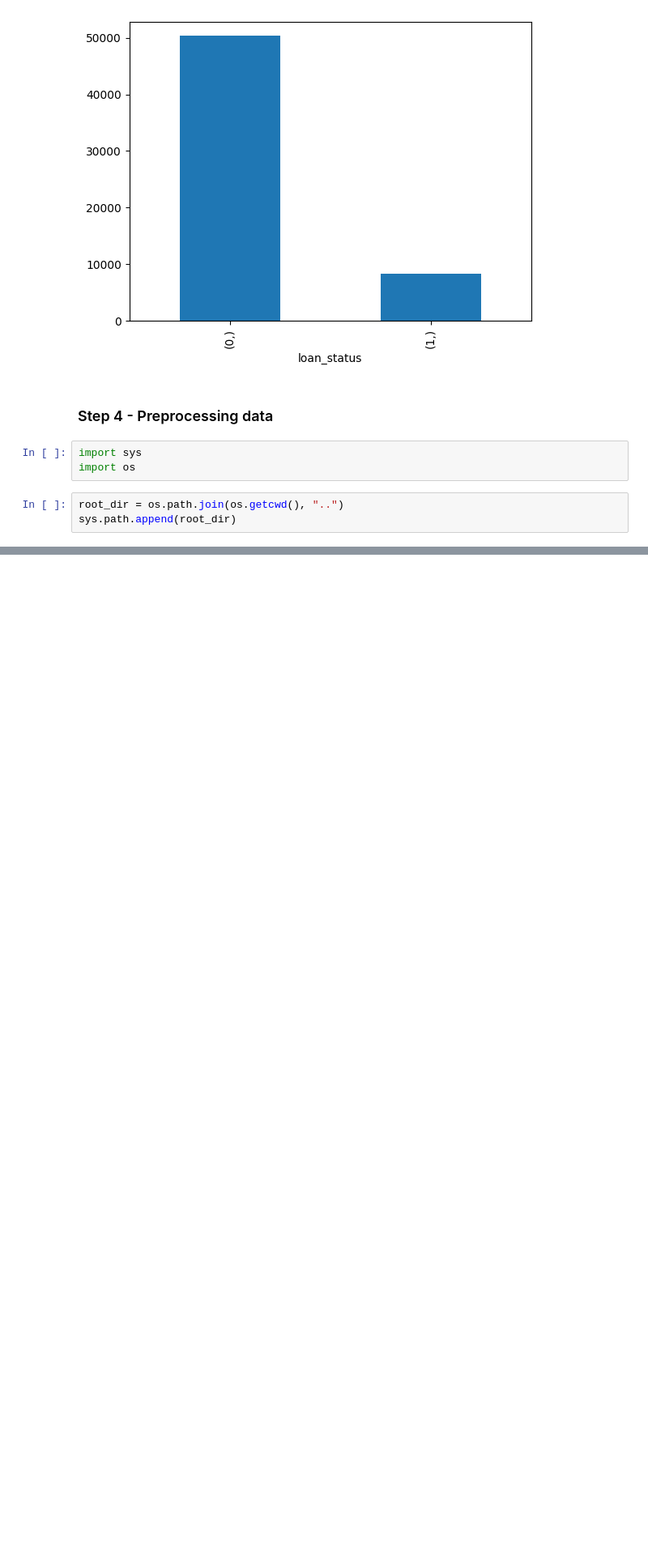
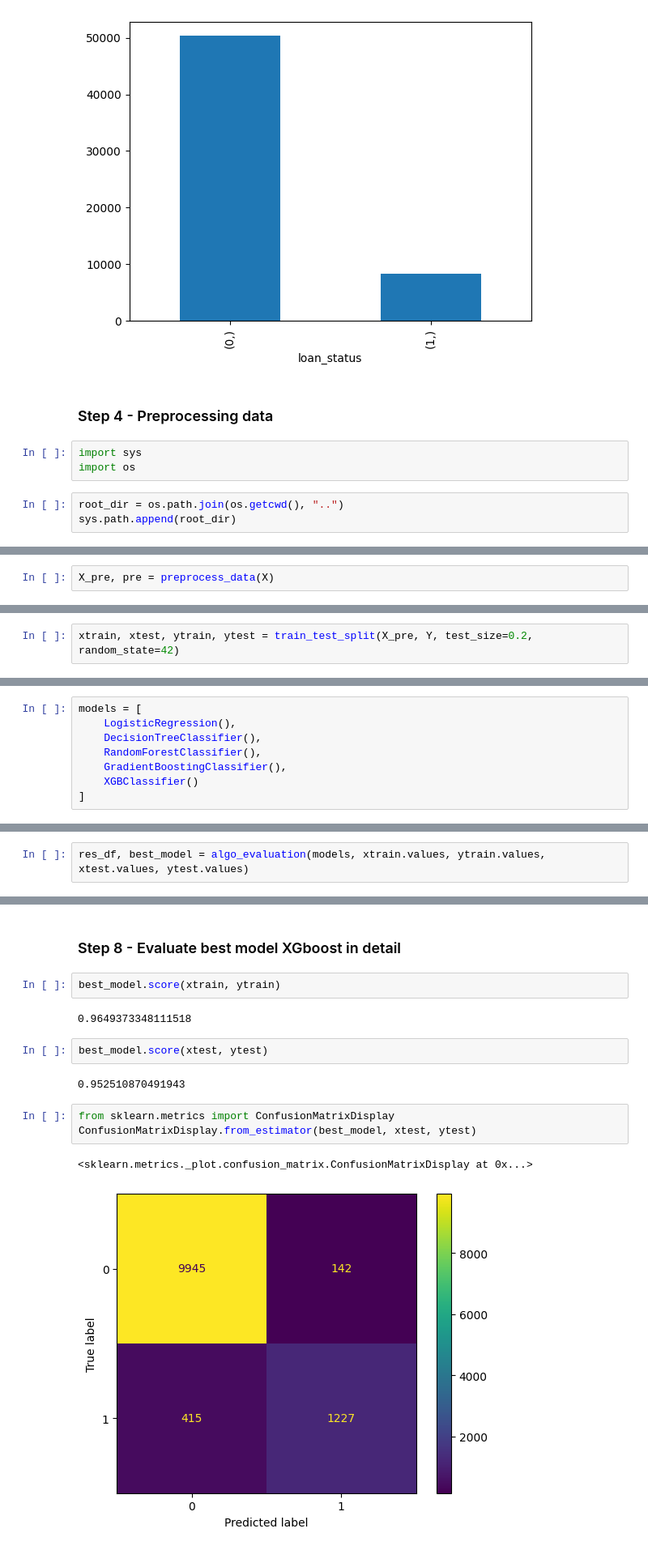
Before and after one commit to CODERADITYA415002/Machine-Learning, a Jupyter notebook: 13 Algo Evaluation/Algo Evaluation.ipynb, the cells around one changed output, grey strips where cells are left out. Shown: that part at 81% size. Drawn from its saved outputs; the diff is of its cells as text; blank space fills up the shorter version.

Commit message:
Algorithm Evaluation

```diff
--- a/13 Algo Evaluation/Algo Evaluation.ipynb
+++ b/13 Algo Evaluation/Algo Evaluation.ipynb
@@ -92,0 +91,2 @@ ModuleNotFoundError: No module named 'utils'
+# %%
+X_pre, pre = preprocess_data(X)
@@ -92,0 +128,2 @@ ModuleNotFoundError: No module named 'utils'
+# %%
+xtrain, xtest, ytrain, ytest = train_test_split(X_pre, Y, test_size=0.2, random_state=42)
@@ -92,0 +194,8 @@ ModuleNotFoundError: No module named 'utils'
+# %%
+models = [
+    LogisticRegression(),
+    DecisionTreeClassifier(),
+    RandomForestClassifier(),
+    GradientBoostingClassifier(),
+    XGBClassifier()
+]
@@ -92,0 +204,2 @@ ModuleNotFoundError: No module named 'utils'
+# %%
+res_df, best_model = algo_evaluation(models, xtrain.values, ytrain.values, xtest.values, ytest.values)
@@ -92,0 +247,16 @@ ModuleNotFoundError: No module named 'utils'
+# %% [markdown]
+### Step 8 - Evaluate best model XGboost in detail
+# %%
+best_model.score(xtrain, ytrain)
+# %% [output]
+0.9649373348111518
+# %%
+best_model.score(xtest, ytest)
+# %% [output]
+0.952510870491943
+# %%
+from sklearn.metrics import ConfusionMatrixDisplay
+ConfusionMatrixDisplay.from_estimator(best_model, xtest, ytest)
+# %% [output]
+<sklearn.metrics._plot.confusion_matrix.ConfusionMatrixDisplay at 0x...>
+[figure, added]
```
Also changed, not shown: parts of 47 cells of this notebook, 3 other files.
